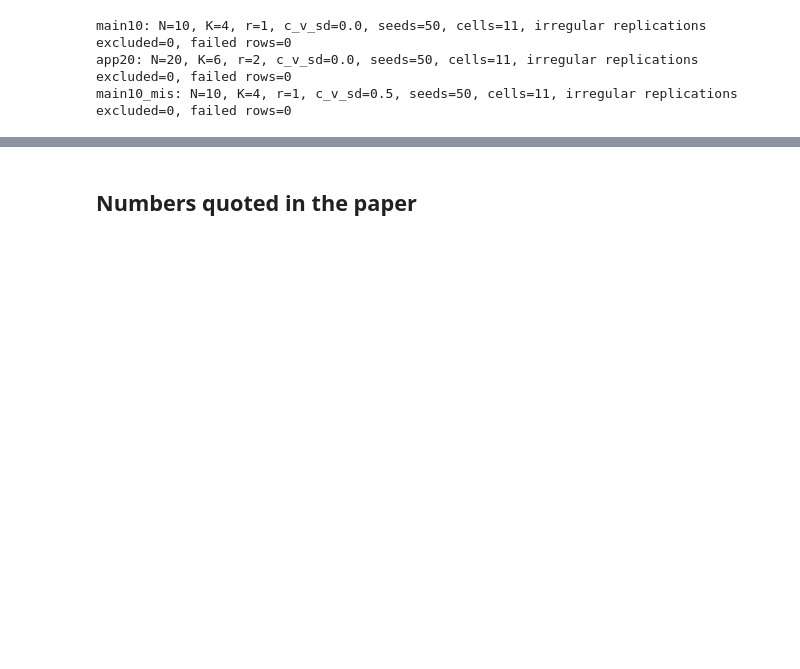
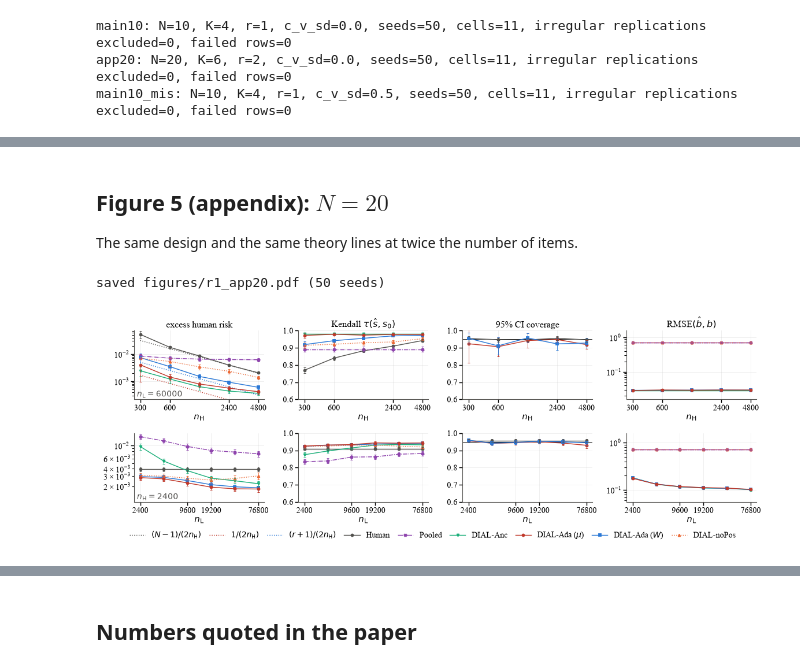
Before and after one commit to JinHongDu-Lab/DIAL, a Jupyter notebook: notebooks/1_simulation.ipynb, the cells around one changed output, grey strips where cells are left out. Drawn from its saved outputs; the diff is of its cells as text; code cells hidden in the pictures; blank space fills up the shorter version.

```diff
--- a/notebooks/1_simulation.ipynb
+++ b/notebooks/1_simulation.ipynb
@@ -132,0 +127,12 @@ saved figures/r1_app20.pdf (50 seeds)
+# %% [markdown]
+## Figure 5 (appendix): $N=20$
+
+The same design and the same theory lines at twice the number of items.
+# %%
+if "app20" in frames:
+    df, agg = frames["app20"]; N, r = int(df.N.iloc[0]), int(df.r.iloc[0])
+    theory = [(dim, THEORY[m], STYLE[m]["color"]) for dim, m in ((N - 1, "human_only"), (1, "dial_mu"), (r + 1, "dial_w"))]
+    fig = draw(agg, N, r, FIGURES / "r1_app20.pdf", df.seed.nunique(), PRESENTED_W, theory, n_xticks=4); plt.show()
+# %% [output]
+saved figures/r1_app20.pdf (50 seeds)
+[figure, added]
```
Also changed, not shown: parts of 9 cells of this notebook, 36 other files.
